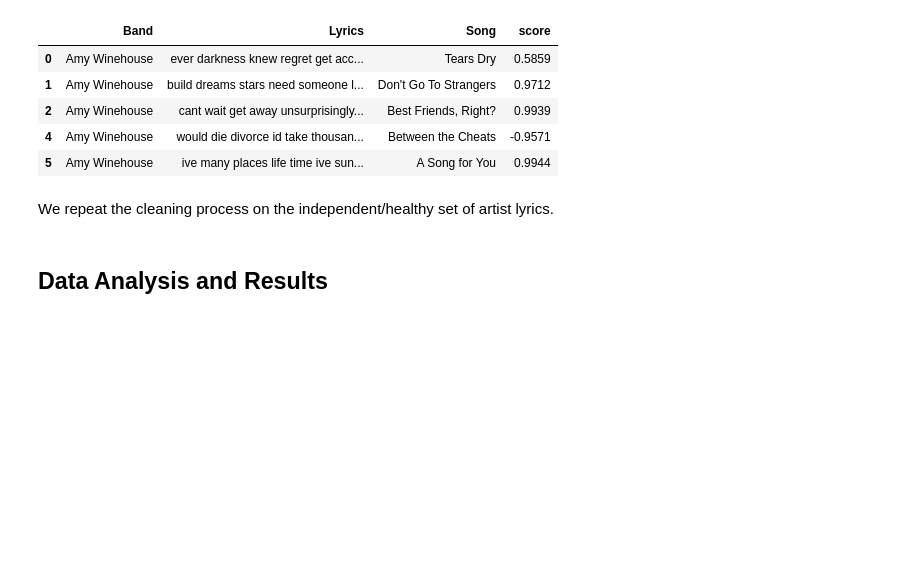
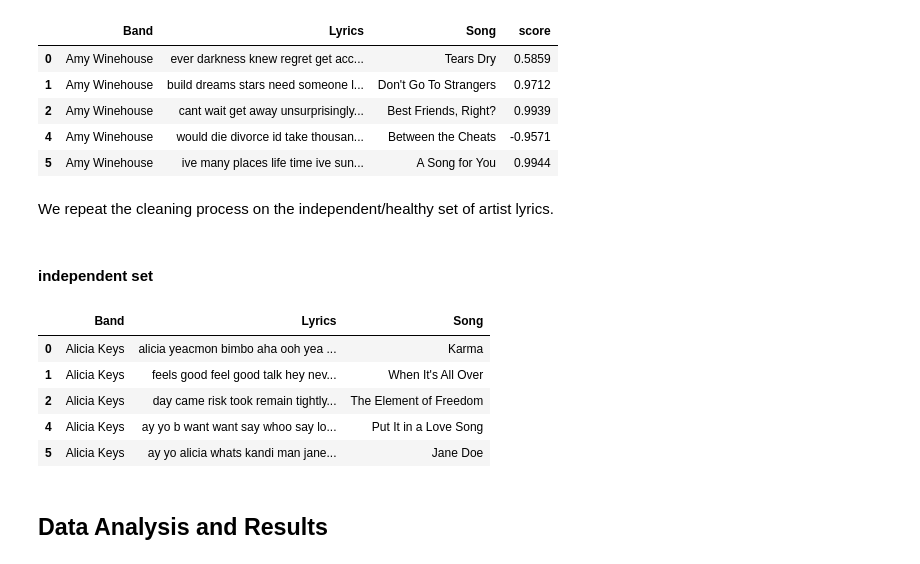
Before and after one commit to kachiem/COGS108_final, a Jupyter notebook: FinalProject.ipynb, the cells around one changed output. Cells and saved outputs as stored; diff of their text form; code cells hidden in the pictures; blank space fills up the shorter version.

```diff
--- a/FinalProject.ipynb
+++ b/FinalProject.ipynb
@@ -280,3 +340,9 @@ finalLyrics.head()
 | 5 | Amy Winehouse | ive many places life time ive sun... | A Song for You | 0.9944 |
 # %% [markdown]
 We repeat the cleaning process on the independent/healthy set of artist lyrics.
+# %% [markdown]
+#### independent set
+# %%
+# remove brackets
+finalLyrics2["Song"] = finalLyrics2["Song"].apply(getRidOfBrackets)
+finalLyrics2 = finalLyrics2.drop_duplicates(subset='Song', keep='first')
@@ -283,3 +355,14 @@ We repeat the cleaning process on the independent/healthy set of artist lyrics.
+# %%
+# remove punctuation
+finalLyrics2['Lyrics'] = finalLyrics2['Lyrics'].str.replace('[^\w\s]','')
+finalLyrics2.head()
+# %% [output]
+|  | Band | Lyrics | Song |
+| 0 | Alicia Keys | alicia yeacmon bimbo aha ooh yea ... | Karma |
+| 1 | Alicia Keys | feels good feel good talk hey nev... | When It's All Over |
+| 2 | Alicia Keys | day came risk took remain tightly... | The Element of Freedom |
+| 4 | Alicia Keys | ay yo b want want say whoo say lo... | Put It in a Love Song |
+| 5 | Alicia Keys | ay yo alicia whats kandi man jane... | Jane Doe |
 # %% [markdown]
 ## Data Analysis and Results
 # %% [markdown]
```
Also changed, not shown: parts of 42 cells of this notebook.
